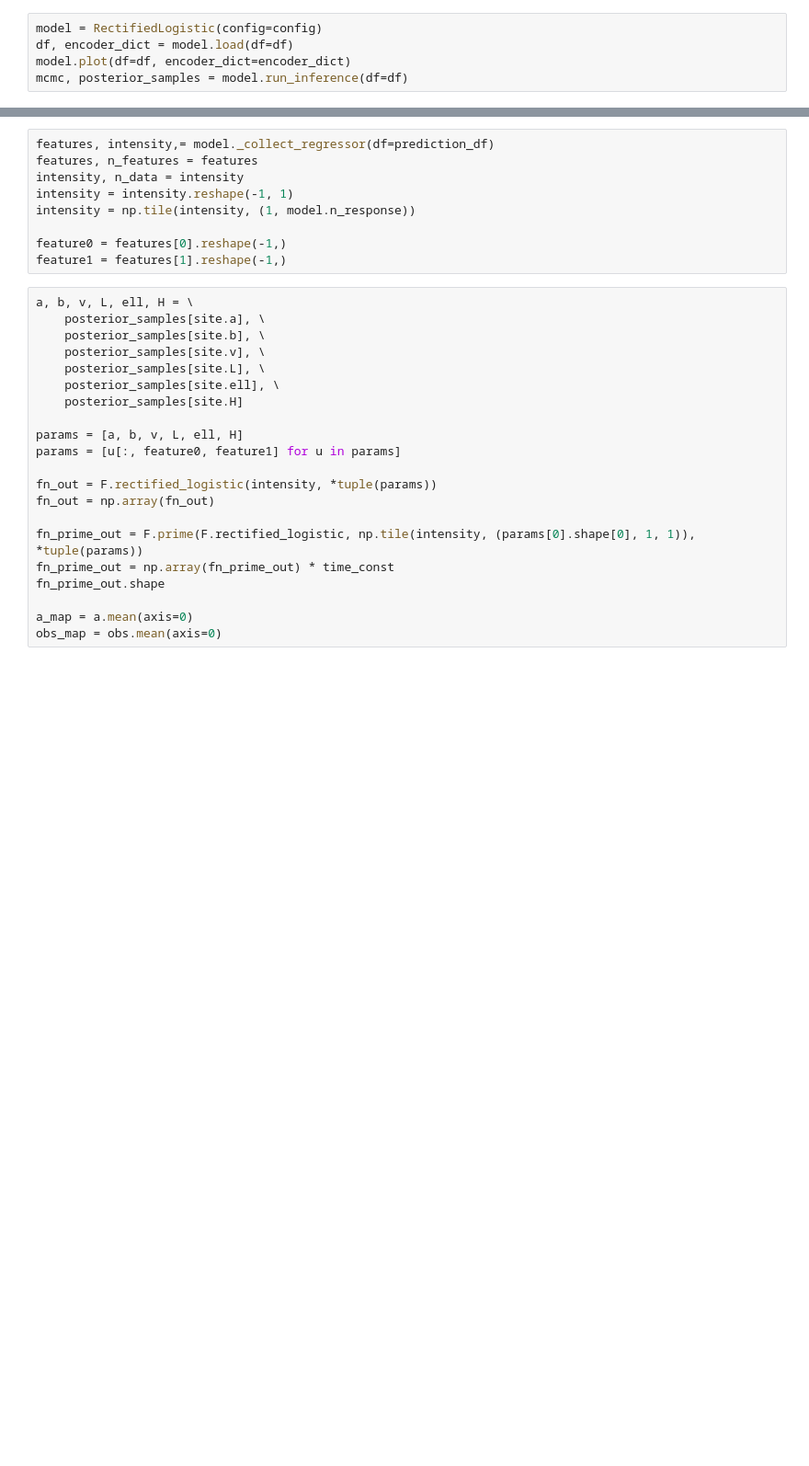
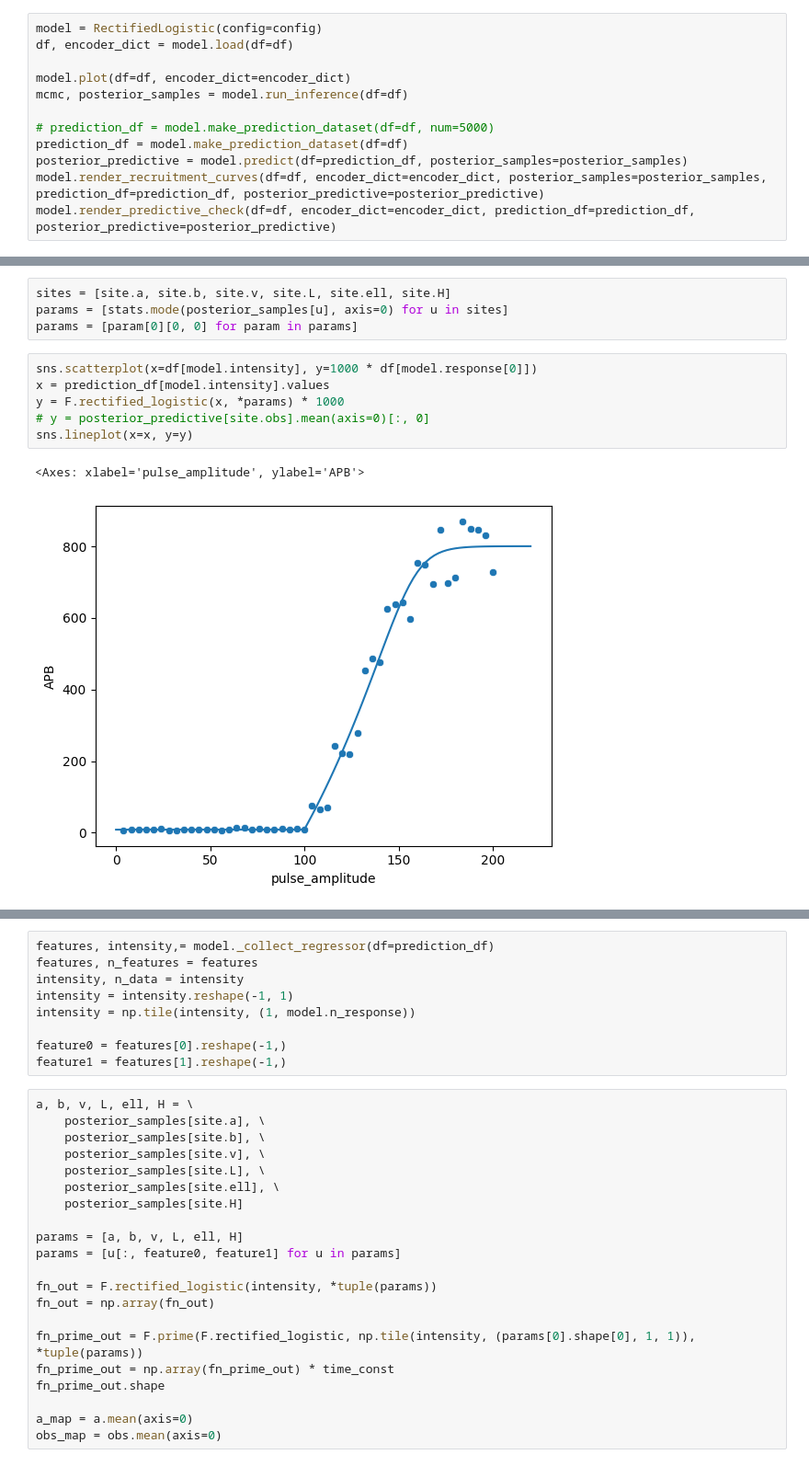
Before and after one commit to hbmep/hbmep-paper, a Jupyter notebook: notebooks/figures/01_Intro/01_Intro.ipynb, the cells around one changed output, grey strips where cells are left out. Shown at 92% size. Drawn from its saved outputs; the diff is of its cells as text; blank space fills up the shorter version.

```diff
--- a/notebooks/figures/01_Intro/01_Intro.ipynb
+++ b/notebooks/figures/01_Intro/01_Intro.ipynb
@@ -51,6 +54,13 @@ df, mat = prepare_data(config, data_path, mat_path)
 # %%
 model = RectifiedLogistic(config=config)
 df, encoder_dict = model.load(df=df)
+
 model.plot(df=df, encoder_dict=encoder_dict)
 mcmc, posterior_samples = model.run_inference(df=df)
+
+# prediction_df = model.make_prediction_dataset(df=df, num=5000)
+prediction_df = model.make_prediction_dataset(df=df)
+posterior_predictive = model.predict(df=prediction_df, posterior_samples=posterior_samples)
+model.render_recruitment_curves(df=df, encoder_dict=encoder_dict, posterior_samples=posterior_samples, prediction_df=prediction_df, posterior_predictive=posterior_predictive)
+model.render_predictive_check(df=df, encoder_dict=encoder_dict, prediction_df=prediction_df, posterior_predictive=posterior_predictive)
 # %% [output]
@@ -86 +98,14 @@ df.head()
+# %%
+sites = [site.a, site.b, site.v, site.L, site.ell, site.H]
+params = [stats.mode(posterior_samples[u], axis=0) for u in sites]
+params = [param[0][0, 0] for param in params]
+# %%
+sns.scatterplot(x=df[model.intensity], y=1000 * df[model.response[0]])
+x = prediction_df[model.intensity].values
+y = F.rectified_logistic(x, *params) * 1000
+# y = posterior_predictive[site.obs].mean(axis=0)[:, 0]
+sns.lineplot(x=x, y=y)
+# %% [output]
+<Axes: xlabel='pulse_amplitude', ylabel='APB'>
+[figure, added]
 # %%
```
Also changed, not shown: parts of 18 cells of this notebook, 14 other files.
